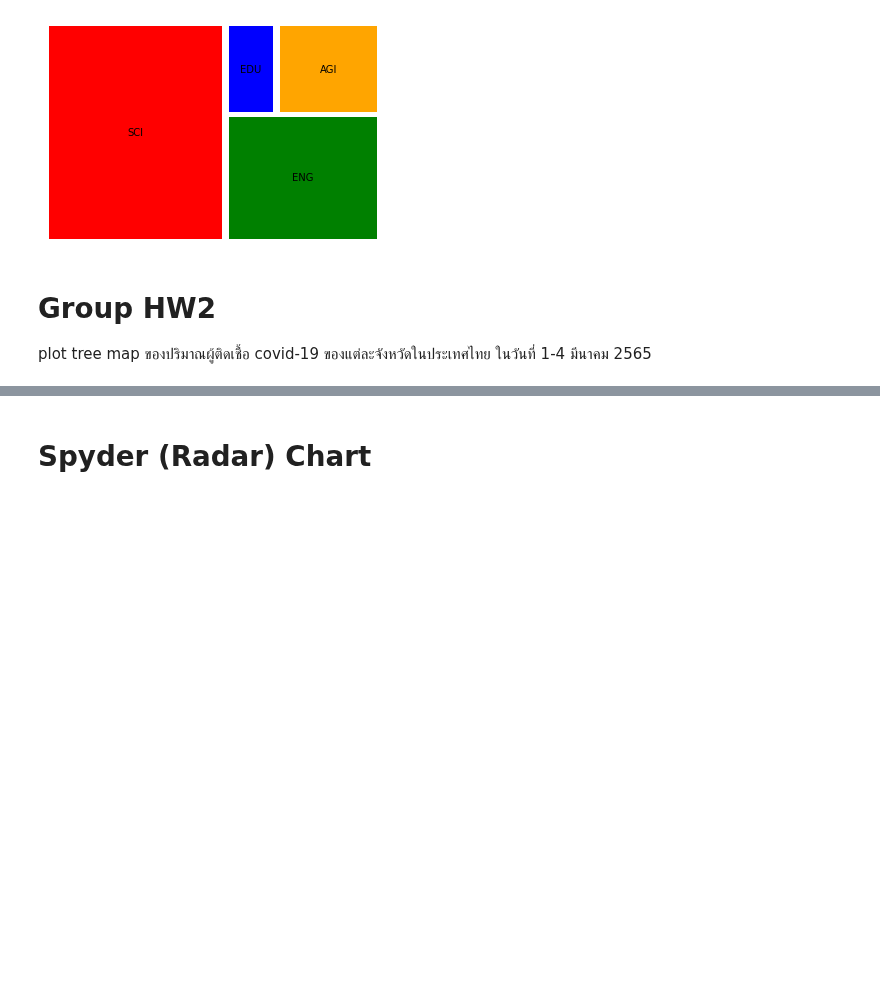
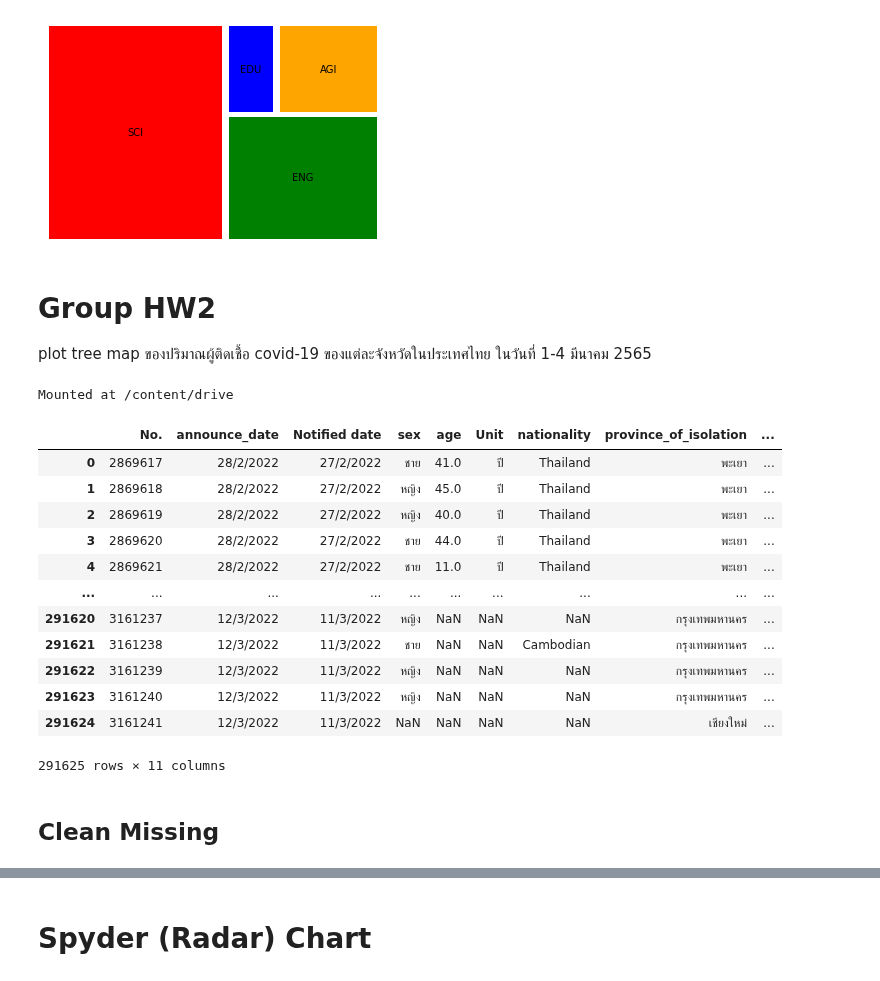
Before and after one commit to kittimaxz/data_viz_2022, a Jupyter notebook: DataViz04_Data_Comparison.ipynb, the cells around one changed output, grey strips where cells are left out. Drawn from its saved outputs; the diff is of its cells as text; code cells hidden in the pictures; blank space fills up the shorter version.

```diff
--- a/DataViz04_Data_Comparison.ipynb
+++ b/DataViz04_Data_Comparison.ipynb
@@ -411,0 +411,29 @@ plot tree map ของปริมาณผู้ติดเชื้อ covid
+# %%
+from google.colab import drive # เชื่อม drive ของเรา ถ้าเชื่อมสำเร็จจะขึ้นคำว่าMounted at /content/drive
+drive.mount('/content/drive')
+# %% [output]
+Mounted at /content/drive
+# %%
+import os # จัดการเกี่ยวกับไฟล์ต่างๆ ในโฟล์เดอร์
+path = '/content/drive/My Drive/dataviz_2021_data' # ชี้ว่า data เราอยู่โฟล์เดอร์ไหน
+# %%
+data_file_path = os.path.join(path,'confirmed-cases-since-280265.csv') # เอาที่อยู่ของไฟล์เชื่อมกับที่อยู่ของไฟล์เรา โดยกำหนดชื่่อไฟล์ที่เราต้องการ
+data_covid = pd.read_csv(data_file_path)
+# %%
+data_covid
+# %% [output]
+|  | No. | announce_date | Notified date | sex | age | Unit | nationality | province_of_isolation | ... |
+| 0 | 2869617 | 28/2/2022 | 27/2/2022 | ชาย | 41.0 | ปี | Thailand | พะเยา | ... |
+| 1 | 2869618 | 28/2/2022 | 27/2/2022 | หญิง | 45.0 | ปี | Thailand | พะเยา | ... |
+| 2 | 2869619 | 28/2/2022 | 27/2/2022 | หญิง | 40.0 | ปี | Thailand | พะเยา | ... |
+| 3 | 2869620 | 28/2/2022 | 27/2/2022 | ชาย | 44.0 | ปี | Thailand | พะเยา | ... |
+| 4 | 2869621 | 28/2/2022 | 27/2/2022 | ชาย | 11.0 | ปี | Thailand | พะเยา | ... |
+| ... | ... | ... | ... | ... | ... | ... | ... | ... | ... |
+| 291620 | 3161237 | 12/3/2022 | 11/3/2022 | หญิง | NaN | NaN | NaN | กรุงเทพมหานคร | ... |
+| 291621 | 3161238 | 12/3/2022 | 11/3/2022 | ชาย | NaN | NaN | Cambodian | กรุงเทพมหานคร | ... |
+| 291622 | 3161239 | 12/3/2022 | 11/3/2022 | หญิง | NaN | NaN | NaN | กรุงเทพมหานคร | ... |
+| 291623 | 3161240 | 12/3/2022 | 11/3/2022 | หญิง | NaN | NaN | NaN | กรุงเทพมหานคร | ... |
+| 291624 | 3161241 | 12/3/2022 | 11/3/2022 | NaN | NaN | NaN | NaN | เชียงใหม่ | ... |
+291625 rows × 11 columns
+# %% [markdown]
+## Clean Missing
```
Also changed, not shown: parts of 7 cells of this notebook.
